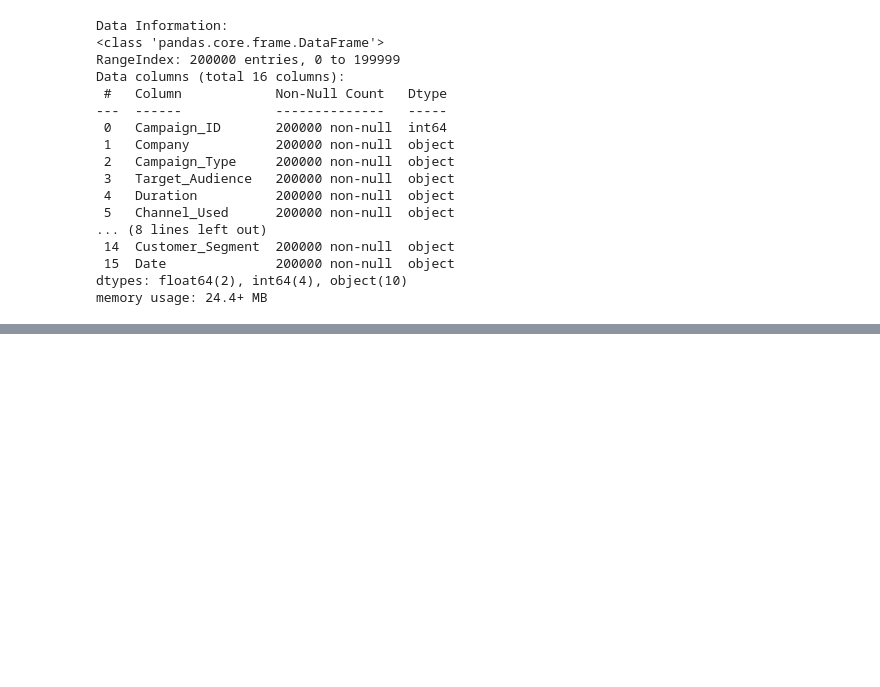
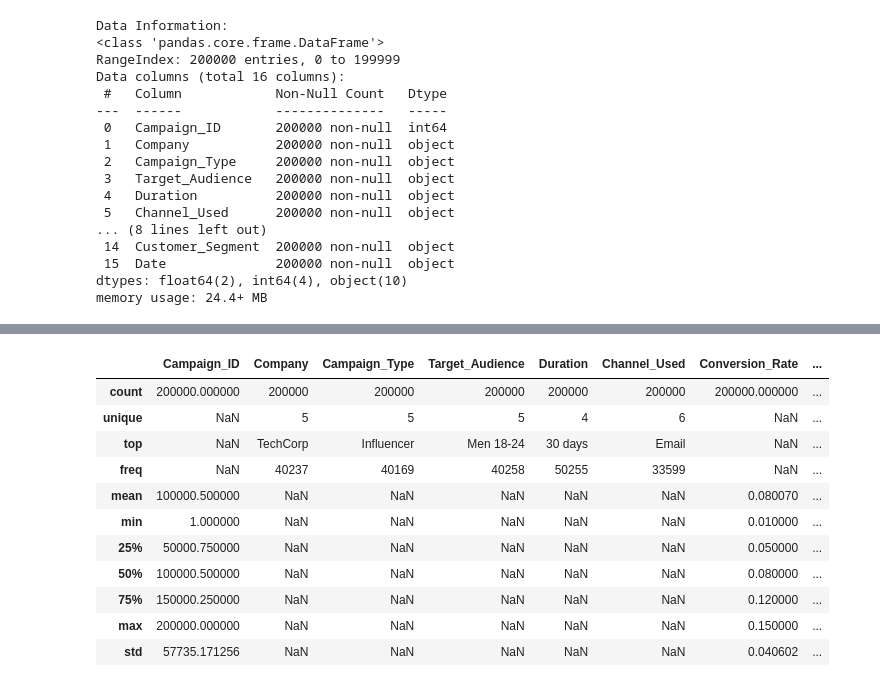
Before and after one commit to jsoook-dt/python-colab-analysis-study, a Jupyter notebook: project01_sook_analysis.ipynb, the cells around one changed output, grey strips where cells are left out. Cells and saved outputs as stored; diff of their text form; code cells hidden in the pictures; blank space fills up the shorter version.

```diff
--- a/project01_sook_analysis.ipynb
+++ b/project01_sook_analysis.ipynb
@@ -181,0 +84,17 @@ df["Date"] = pd.to_datetime(df["Date"], errors="coerce")
+# %%
+import pandas as pd
+import numpy as np
+
+# 2) Data Cleaning (Pre-processing) / Type casting
+df = df.copy()
+
+# (1) Acquisition_Cost: "$16,174.00" -> 16174.00 (float)
+#     object타입의 Acquisition_Cost컬럼을 float으로 타입 변환, 변환 실패 시 NaN 처리
+df["Acquisition_Cost_num"] = pd.to_numeric(
+    df["Acquisition_Cost"]
+      .astype(str)
+      .str.replace(r"[^0-9.\-]", "", regex=True),
+    errors="coerce"
+)
+
+df[["Acquisition_Cost", "Acquisition_Cost_num"]].head(3)
@@ -181,0 +170,16 @@ df["Date"] = pd.to_datetime(df["Date"], errors="coerce")
+# %%
+# (선택) 모든 컬럼 요약 통계(범주형 포함)
+display(df.describe(include="all"))
+# %% [output]
+|  | Campaign_ID | Company | Campaign_Type | Target_Audience | Duration | Channel_Used | Conversion_Rate | ... |
+| count | 200000.000000 | 200000 | 200000 | 200000 | 200000 | 200000 | 200000.000000 | ... |
+| unique | NaN | 5 | 5 | 5 | 4 | 6 | NaN | ... |
+| top | NaN | TechCorp | Influencer | Men 18-24 | 30 days | Email | NaN | ... |
+| freq | NaN | 40237 | 40169 | 40258 | 50255 | 33599 | NaN | ... |
+| mean | 100000.500000 | NaN | NaN | NaN | NaN | NaN | 0.080070 | ... |
+| min | 1.000000 | NaN | NaN | NaN | NaN | NaN | 0.010000 | ... |
+| 25% | 50000.750000 | NaN | NaN | NaN | NaN | NaN | 0.050000 | ... |
+| 50% | 100000.500000 | NaN | NaN | NaN | NaN | NaN | 0.080000 | ... |
+| 75% | 150000.250000 | NaN | NaN | NaN | NaN | NaN | 0.120000 | ... |
+| max | 200000.000000 | NaN | NaN | NaN | NaN | NaN | 0.150000 | ... |
+| std | 57735.171256 | NaN | NaN | NaN | NaN | NaN | 0.040602 | ... |
```
Also changed, not shown: parts of 18 cells of this notebook.
